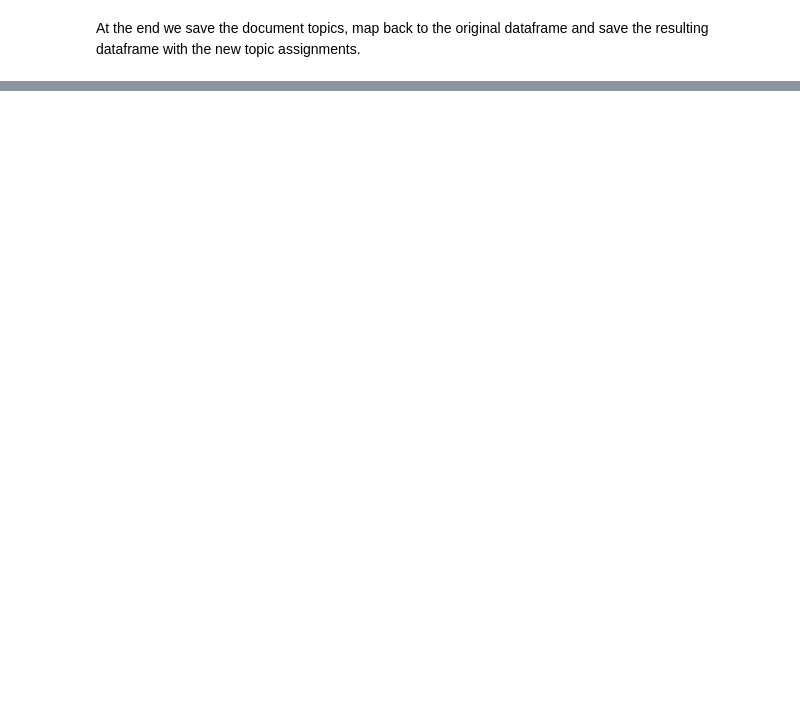
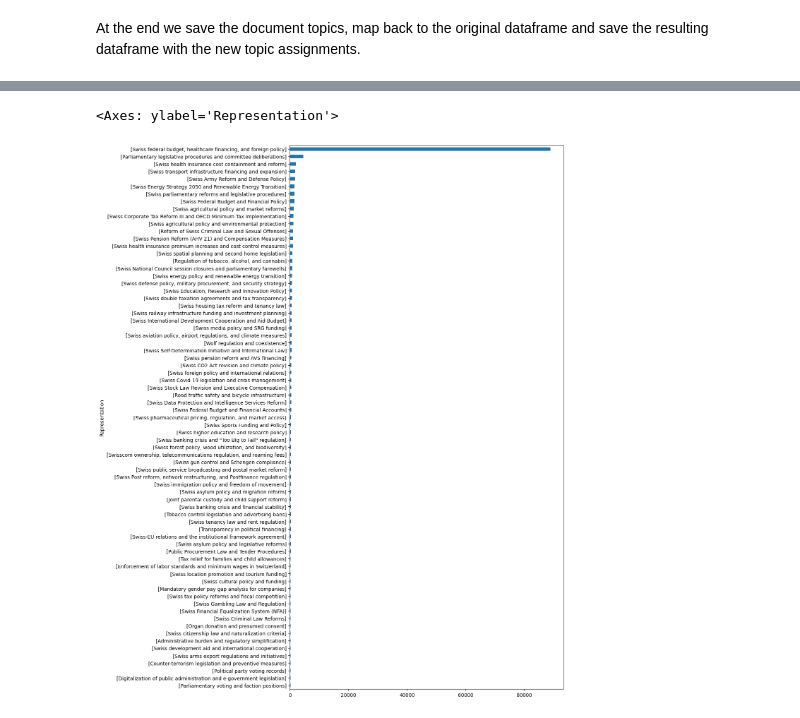
Before and after one commit to MatteoFasulo/DemocraSci-AM, a Jupyter notebook: bertopic.ipynb, the cells around one changed output, grey strips where cells are left out. Saved outputs shown, nothing was run; the diff lists cells and outputs as text; code cells hidden in the pictures; blank space fills up the shorter version.

```diff
--- a/bertopic.ipynb
+++ b/bertopic.ipynb
@@ -224,7 +227,7 @@ Here you will need to pass your API KEY for the SDSC Qwen.
 # %%
 import json
 
-with open("/home/matteo/.config/io.datasette.llm/keys.json", "r") as f:
+with open("/myhome/.config/io.datasette.llm/keys.json", "r") as f:
     keys = json.load(f)
 
 API_KEY = keys["sdsc-key"]
@@ -362,0 +234,24 @@ class QwenTopic(BaseRepresentation):
+# %%
+DEFAULT_CHAT_PROMPT="""You will extract a short topic label from given documents and keywords.
+
+Your task:
+1. Provide a concise and descriptive label that represents the cluster.
+
+Here an example of topic you created before:
+
+# Example 1
+Sample texts from this topic:
+- Les primes d'assurance maladie augmentent chaque année...
+- Wir müssen die Gesundheitskosten dämpfen...
+Keywords: primes, Krankenkasse, santé, Gesundheitskosten, insurance
+topic: Healthcare costs and insurance premiums
+
+# Your current task
+Sample texts from this topic:
+[DOCUMENTS]
+
+Keywords: [KEYWORDS]
+
+Based on the information above, extract a short topic label in the following format:
+topic: <topic_label>
+"""
@@ -368,7 +387,7 @@ topic_model.update_topics(
         nr_docs=10,
         nr_samples=1000,
         temperature=0.0,
-        max_tokens=512,
+        max_tokens=64,
         enable_thinking=False,
     ),
 )
@@ -398,6 +430,9 @@ doc_topics["Representation"].value_counts(ascending=True).plot(
 # %%
-full_df = pd.concat([df, doc_topics], axis=1, join="inner")
+full_df = pd.concat([df, doc_topics], axis=1)
 full_df = full_df.drop(columns=["Document"])
-full_df.to_json(
-    "speeches_with_topics.jsonl", orient="records", lines=True, force_ascii=False
-)
+full_df.to_csv("speeches_with_topics.csv", index=False)
+# %%
+full_df['Representation'].value_counts(sort=True, ascending=True).plot(kind='barh', figsize=(10,20))
+# %% [output]
+<Axes: ylabel='Representation'>
+[figure, added]
```
Also changed, not shown: parts of 33 cells of this notebook, 15 other files.
